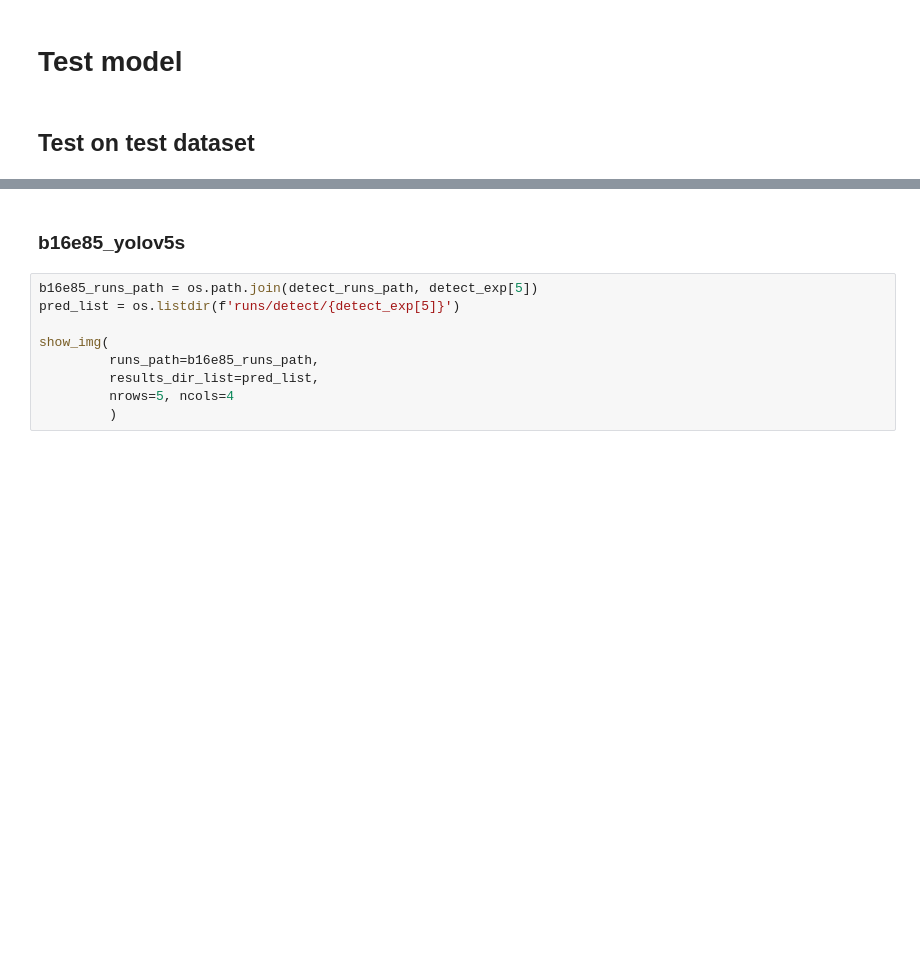
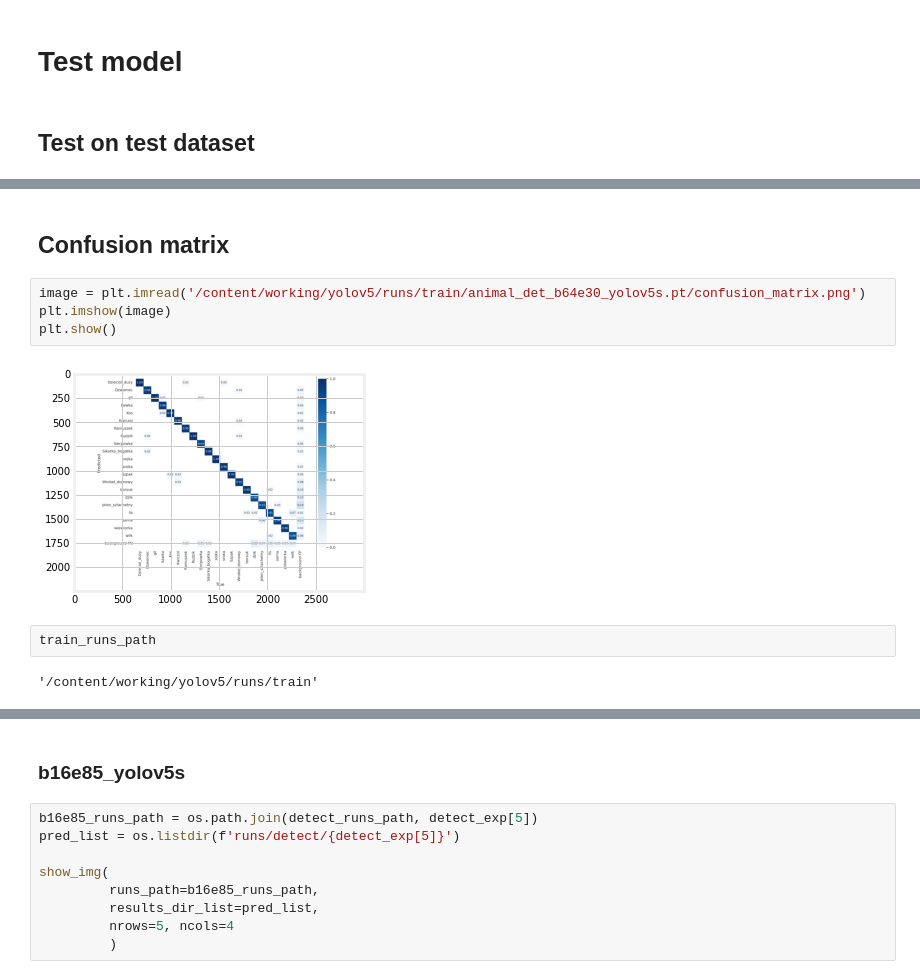
Before and after one commit to ArminD93/animal_detection, a Jupyter notebook: animal_detection.ipynb, the cells around one changed output, grey strips where cells are left out. Cells and saved outputs as stored; diff of their text form; blank space fills up the shorter version.

```diff
--- a/animal_detection.ipynb
+++ b/animal_detection.ipynb
@@ -875,0 +1065,12 @@ Results saved to runs/detect/exp
+# %% [markdown]
+## Confusion matrix
+# %%
+image = plt.imread('/content/working/yolov5/runs/train/animal_det_b64e30_yolov5s.pt/confusion_matrix.png')
+plt.imshow(image)
+plt.show()
+# %% [output]
+[figure, added]
+# %%
+train_runs_path
+# %% [output]
+'/content/working/yolov5/runs/train'
```
Also changed, not shown: parts of 125 cells of this notebook.
